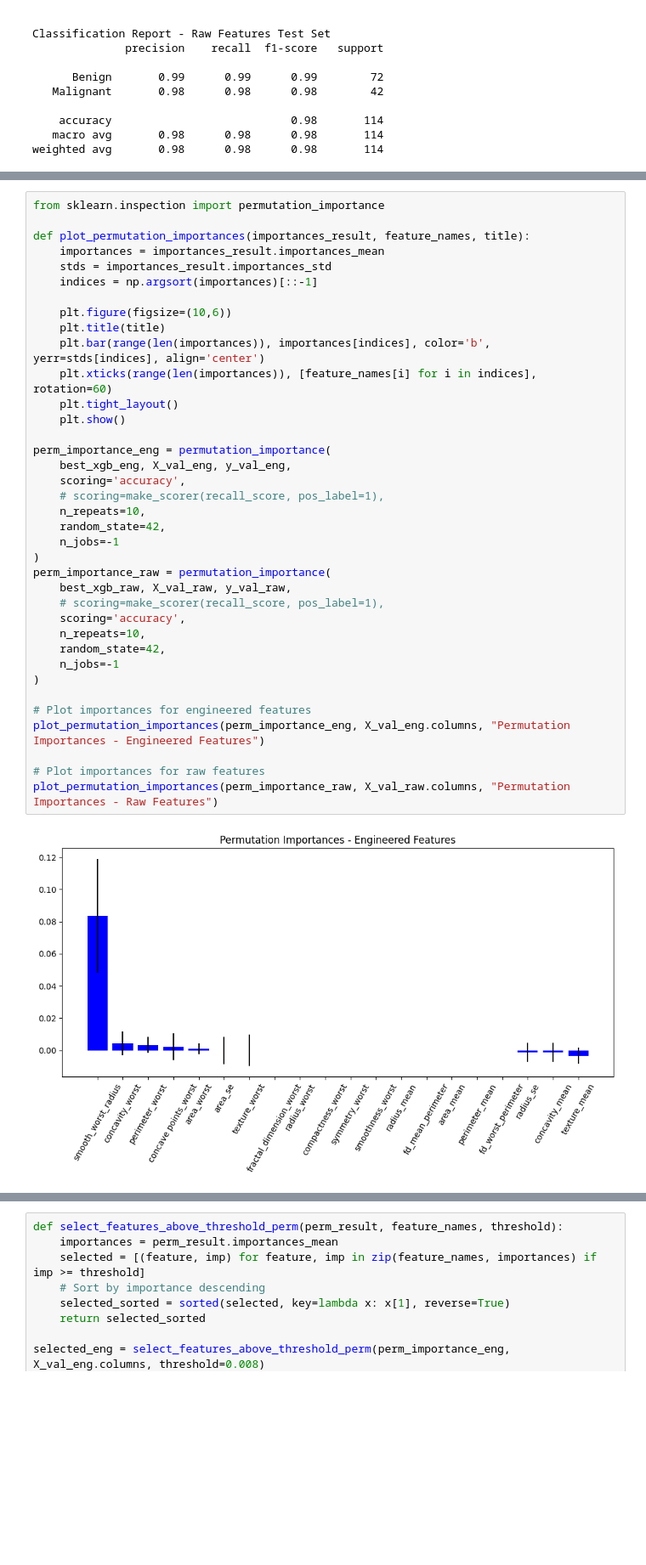
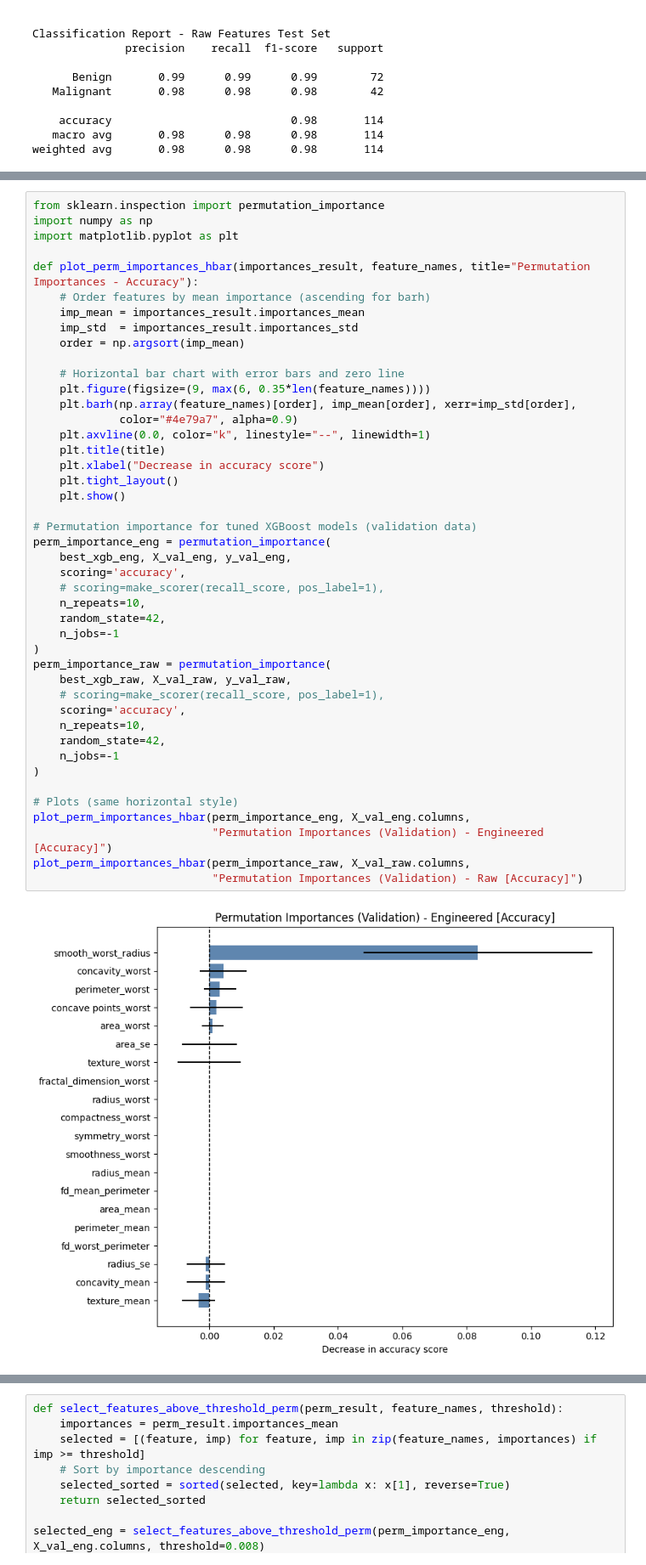
Before and after one commit to lakshdeep-s/breast_cancer_classification_comparitive_analysis, a Jupyter notebook: notebooks/v1_xgboost.ipynb, the cells around one changed output, grey strips where cells are left out. Shown: that part at 85% size. Saved outputs shown, nothing was run; the diff lists cells and outputs as text; blank space fills up the shorter version.

```diff
--- a/notebooks/v1_xgboost.ipynb
+++ b/notebooks/v1_xgboost.ipynb
@@ -302,39 +431,46 @@ weighted avg       0.98      0.98      0.98       114
 # %%
 from sklearn.inspection import permutation_importance
+import numpy as np
+import matplotlib.pyplot as plt
 
-def plot_permutation_importances(importances_result, feature_names, title):
-    importances = importances_result.importances_mean
-    stds = importances_result.importances_std
-    indices = np.argsort(importances)[::-1]
+def plot_perm_importances_hbar(importances_result, feature_names, title="Permutation Importances - Accuracy"):
+    # Order features by mean importance (ascending for barh)
+    imp_mean = importances_result.importances_mean
+    imp_std  = importances_result.importances_std
+    order = np.argsort(imp_mean)
 
-    plt.figure(figsize=(10,6))
+    # Horizontal bar chart with error bars and zero line
+    plt.figure(figsize=(9, max(6, 0.35*len(feature_names))))
+    plt.barh(np.array(feature_names)[order], imp_mean[order], xerr=imp_std[order],
+             color="#4e79a7", alpha=0.9)
+    plt.axvline(0.0, color="k", linestyle="--", linewidth=1)
     plt.title(title)
-    plt.bar(range(len(importances)), importances[indices], color='b', yerr=stds[indices], align='center')
-    plt.xticks(range(len(importances)), [feature_names[i] for i in indices], rotation=60)
+    plt.xlabel("Decrease in accuracy score")
     plt.tight_layout()
     plt.show()
 
+# Permutation importance for tuned XGBoost models (validation data)
 perm_importance_eng = permutation_importance(
     best_xgb_eng, X_val_eng, y_val_eng,
     scoring='accuracy',
     # scoring=make_scorer(recall_score, pos_label=1),
     n_repeats=10,
     random_state=42,
     n_jobs=-1
 )
 perm_importance_raw = permutation_importance(
     best_xgb_raw, X_val_raw, y_val_raw,
     # scoring=make_scorer(recall_score, pos_label=1),
     scoring='accuracy',
     n_repeats=10,
     random_state=42,
     n_jobs=-1
 )
 
-# Plot importances for engineered features
-plot_permutation_importances(perm_importance_eng, X_val_eng.columns, "Permutation Importances - Engineered Features")
-
-# Plot importances for raw features
-plot_permutation_importances(perm_importance_raw, X_val_raw.columns, "Permutation Importances - Raw Features")
+# Plots (same horizontal style)
+plot_perm_importances_hbar(perm_importance_eng, X_val_eng.columns,
+                           "Permutation Importances (Validation) - Engineered [Accuracy]")
+plot_perm_importances_hbar(perm_importance_raw, X_val_raw.columns,
+                           "Permutation Importances (Validation) - Raw [Accuracy]")
 # %% [output]
-[figure, old version]
+[figure, new version]
```
Also changed, not shown: parts of 9 cells of this notebook, 10 other files.
